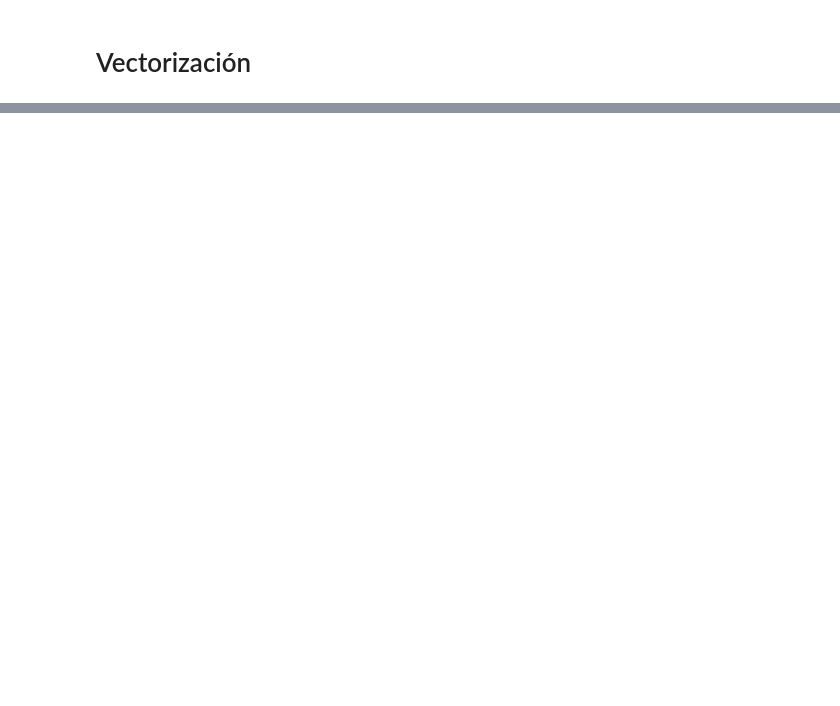
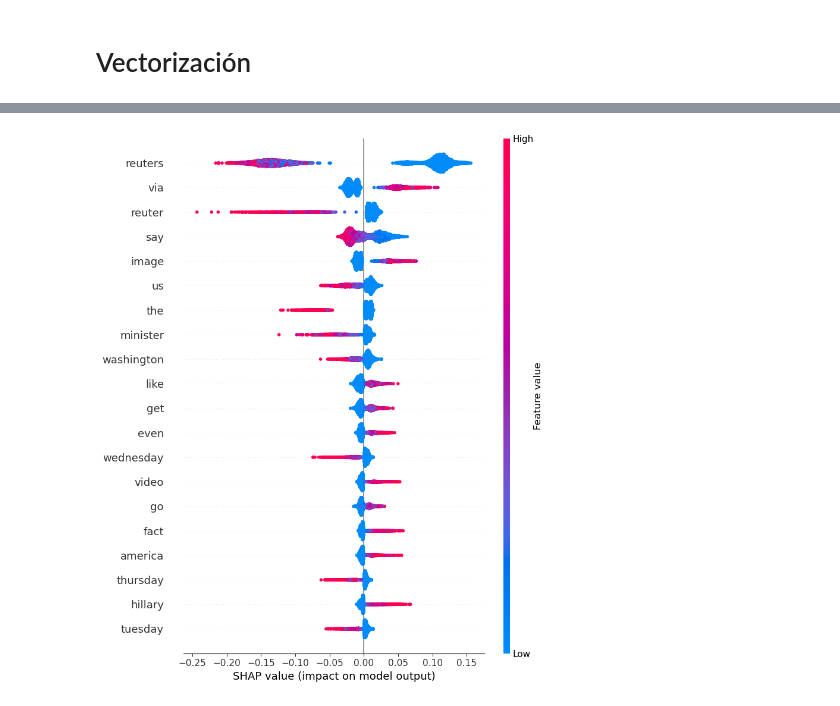
Before and after one commit to guillermo-grande/Fake-News-Detection, a Jupyter notebook: pipeline.ipynb, the cells around one changed output, grey strips where cells are left out. Cells and saved outputs as stored; diff of their text form; code cells hidden in the pictures; blank space fills up the shorter version.

```diff
--- a/pipeline.ipynb
+++ b/pipeline.ipynb
@@ -225,0 +307,11 @@ df.to_csv("CleanedFakeAndRealNews.csv", index=False)
+# %%
+# Elegir índice que vas a explicar
+class_index = 0 # Noticia Falsa
+
+# Seleccionamos los valores SHAP para dicha clase
+shap_values_class = shap_values[:, :, class_index]
+
+# Mostrar valores SHAP
+shap.summary_plot(shap_values_class, X_test_dense, feature_names=feature_names)
+# %% [output]
+[figure, added]
```
Also changed, not shown: parts of 21 cells of this notebook.
